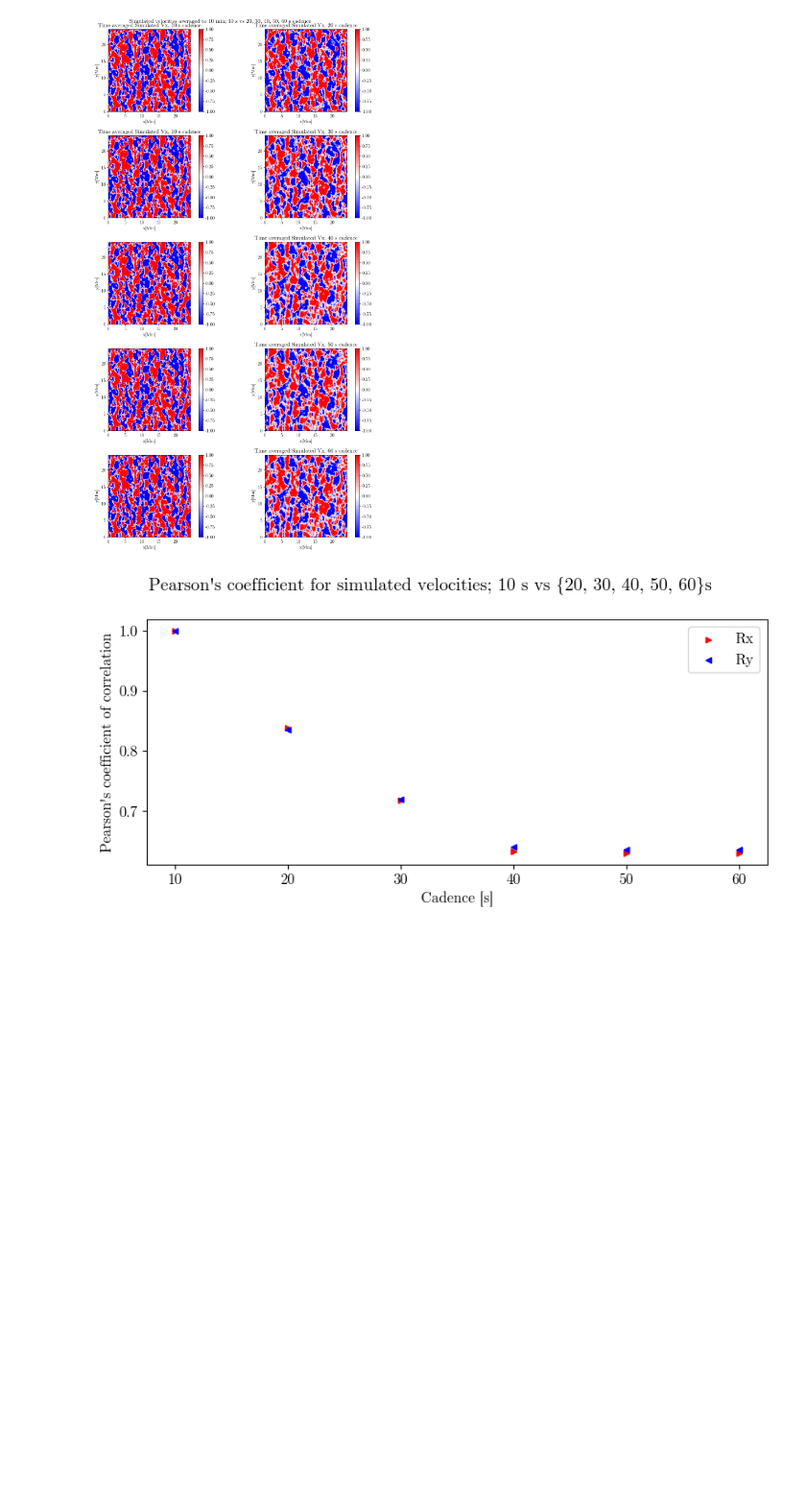
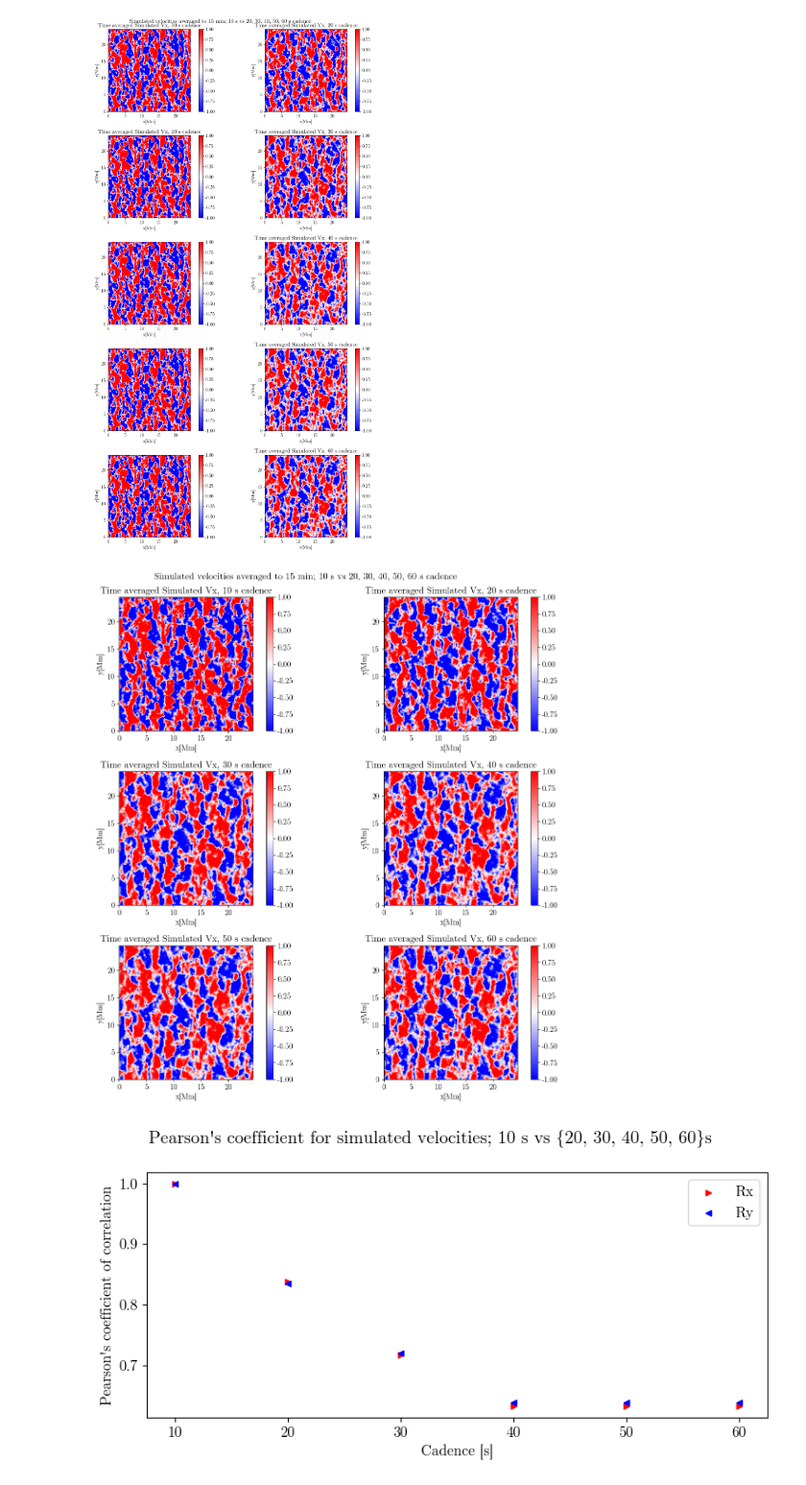
Before and after one commit to TheodoreKostic/Tracking_features, a Jupyter notebook: FirstPaper/Checkup_timeavg.ipynb, the cells around one changed output. Shown at 96% size. Drawn from its saved outputs; the diff is of its cells as text; code cells hidden in the pictures; blank space fills up the shorter version.

```diff
--- a/FirstPaper/Checkup_timeavg.ipynb
+++ b/FirstPaper/Checkup_timeavg.ipynb
@@ -21,7 +21,7 @@ from scipy.stats import pearsonr
 from scipy.ndimage import gaussian_filter
 # %%
 def temporal_avg(data_in, start, end):
-    tmp_avg = np.mean(data_in[start:end], axis = 0)
+    tmp_avg = np.mean(data_in[start:end+1], axis = 0)
     return tmp_avg
 # %% [markdown]
 <h1>Cadence 10s vs 20, 30, 40, 50 and 60s</h1>
@@ -240,6 +240,61 @@ fig.tight_layout()
 plt.savefig("Different_cadences.png", dpi = 100)
 # %% [output]
 [figure]
+# %%
+fig = plt.figure(figsize=[12, 12])
+plt.suptitle("Simulated velocities averaged to 15 min; 10 s vs 20, 30, 40, 50, 60 s cadence")# atmos[0] tau
+
+
+plt.subplot(321)                                      # atmos[1] temp
+plt.title("Time averaged Simulated Vx, 10 s cadence")                                # atmos[2]
+plt.xlabel("x[Mm]")
+plt.ylabel("y[Mm]")
+plt.imshow(Vx_mean_sim90[:, :], origin='lower', cmap = "bwr", extent = (0, 24.536, 0, 24.536), vmin = -1, vmax = 1)
+plt.colorbar()
+
+plt.subplot(322)                                      # atmos[1] temp
+plt.title("Time averaged Simulated Vx, 20 s cadence")                                # atmos[2]
+plt.xlabel("x[Mm]")
+plt.ylabel("y[Mm]")
+plt.imshow(Vx_mean2_sim90[:, :], origin='lower', cmap = "bwr", extent = (0, 24.536, 0, 24.536), vmin = -1, vmax = 1)
+plt.colorbar()
+
+
+plt.subplot(323)                                      # atmos[1] temp
+plt.title("Time averaged Simulated Vx, 30 s cadence")                                # atmos[2]
+plt.xlabel("x[Mm]")
+plt.ylabel("y[Mm]")
+plt.imshow(Vx_mean3_sim90[:, :], origin='lower', cmap = "bwr", extent = (0, 24.536, 0, 24.536), vmin = -1, vmax = 1)
+plt.colorbar()
+
+
+plt.subplot(324)
+plt.title("Time averaged Simulated Vx, 40 s cadence")
+plt.xlabel("x[Mm]")
+plt.ylabel("y[Mm]")
+plt.imshow(Vx_mean4_sim90[:,:], origin='lower', cmap = "bwr", extent = (0, 24.536, 0, 24.536), vmin = -1, vmax = 1)
+plt.colorbar()
+
+
+plt.subplot(325)
+plt.title("Time averaged Simulated Vx, 50 s cadence")
+plt.xlabel("x[Mm]")
+plt.ylabel("y[Mm]")
+plt.imshow(Vx_mean5_sim90[:,:], origin='lower', cmap = "bwr", extent = (0, 24.536, 0, 24.536), vmin = -1, vmax = 1)
+plt.colorbar()
+
+
+plt.subplot(326)                                      # atmos[1] temp
+plt.title("Time averaged Simulated Vx, 60 s cadence")                                # atmos[2]
+plt.xlabel("x[Mm]")
+plt.ylabel("y[Mm]")
+plt.imshow(Vx_mean6_sim90[:,:], origin='lower', cmap = "bwr", extent = (0, 24.536, 0, 24.536), vmin = -1, vmax = 1)
+plt.colorbar()
+
+fig.tight_layout()
+plt.savefig("Different_cadences_normal.png", dpi = 100)
+# %% [output]
+[figure, added]
 # %%
 plt.figure(figsize = (8,4))
 niz = [Rx_10[0], Rx_20[0], Rx_30[0], Rx_40[0], Rx_50[0], Rx_60[0]]
```
Also changed, not shown: parts of 96 cells of this notebook.
